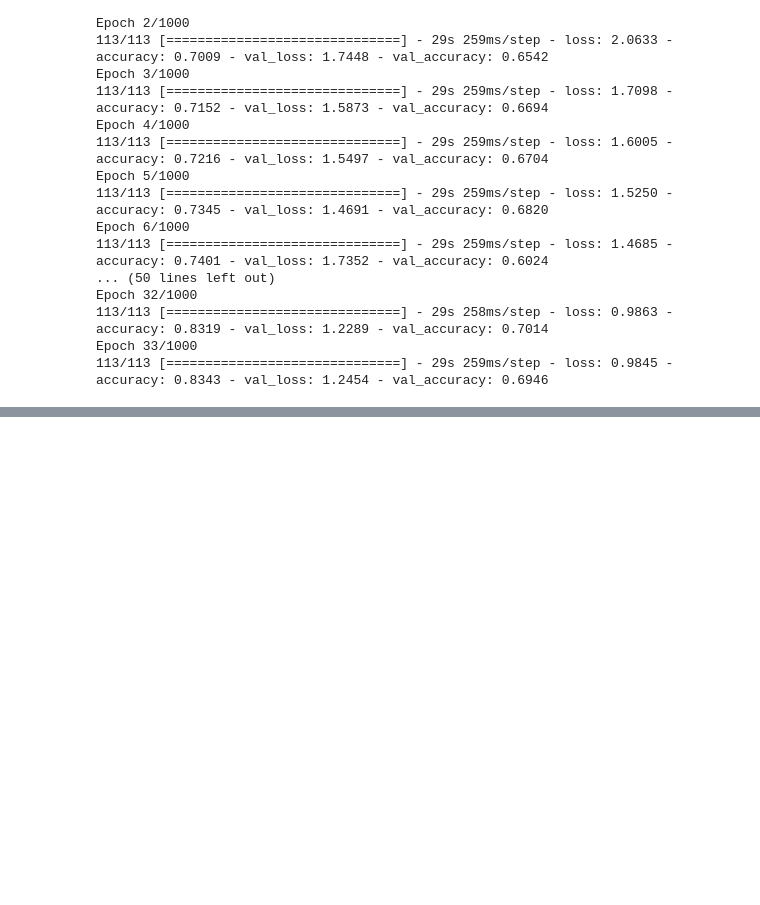
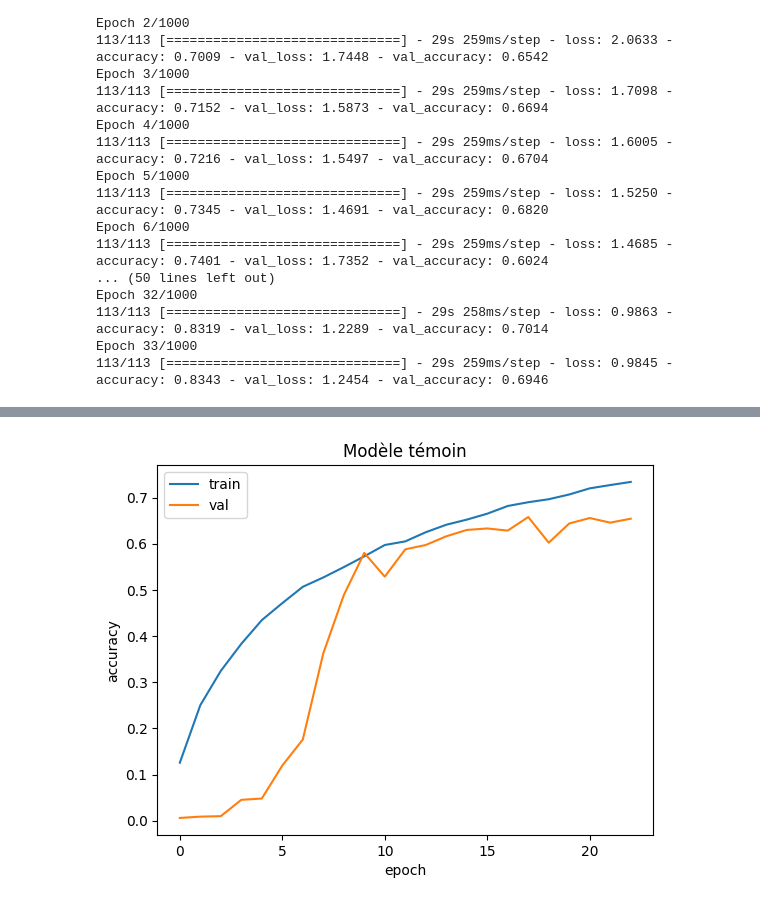
Before and after one commit to arnaud-feldmann/projet_distillation_cnam, a Jupyter notebook: distillation_hors_ligne.ipynb, the cells around one changed output, grey strips where cells are left out. Saved outputs shown, nothing was run; the diff lists cells and outputs as text; code cells hidden in the pictures; blank space fills up the shorter version.

```diff
--- a/distillation_hors_ligne.ipynb
+++ b/distillation_hors_ligne.ipynb
@@ -126,0 +134,23 @@ Epoch 33/1000
+# %%
+ResNet18, preprocess_input = Classifiers.get('resnet18')
+resnet = ResNet18((224, 224, 3), weights='imagenet', include_top=False)
+resnet_output = GlobalAveragePooling2D()(resnet.output)
+resnet = Model(inputs=resnet.input, outputs=resnet_output)
+model_temoin = Sequential([
+    UpSampling2D(size=(7, 7)),
+    RandomFlip("horizontal"),
+    RandomTranslation(0.2,0.2),
+    RandomRotation(0.2),
+    RandomZoom(0.2),
+    RandomShear(0.2),
+    RandomBrightness(0.2,value_range=(0,1)),
+    RandomContrast(0.2),
+    resnet,
+    Dropout(0.25),
+    Dense(256, activation="sigmoid", kernel_regularizer = tf.keras.regularizers.L1(0.001)),
+    Dropout(0.5),
+    Dense(num_classes, activation="softmax", kernel_regularizer = tf.keras.regularizers.L2(0.001))])
+# %%
+model_temoin.compile(optimizer='adam', loss='categorical_crossentropy', metrics=['accuracy'])
+early_stopping_callback = EarlyStopping(monitor='val_loss', patience=5, restore_best_weights=True)
+history_temoin = model_temoin.fit(X_train, y_train, epochs=n_epoch, batch_size=batch_size, validation_split = 0.1,callbacks = early_stopping_callback)
@@ -126,0 +191,11 @@ Epoch 33/1000
+# %%
+from matplotlib import pyplot as plt
+plt.plot(history_temoin.history['accuracy'][:])
+plt.plot(history_temoin.history['val_accuracy'][:])
+plt.title('Modèle témoin')
+plt.ylabel('accuracy')
+plt.xlabel('epoch')
+plt.legend(['train', 'val'], loc='upper left')
+plt.show()
+# %% [output]
+[figure, added]
```
Also changed, not shown: parts of 5 cells of this notebook.
